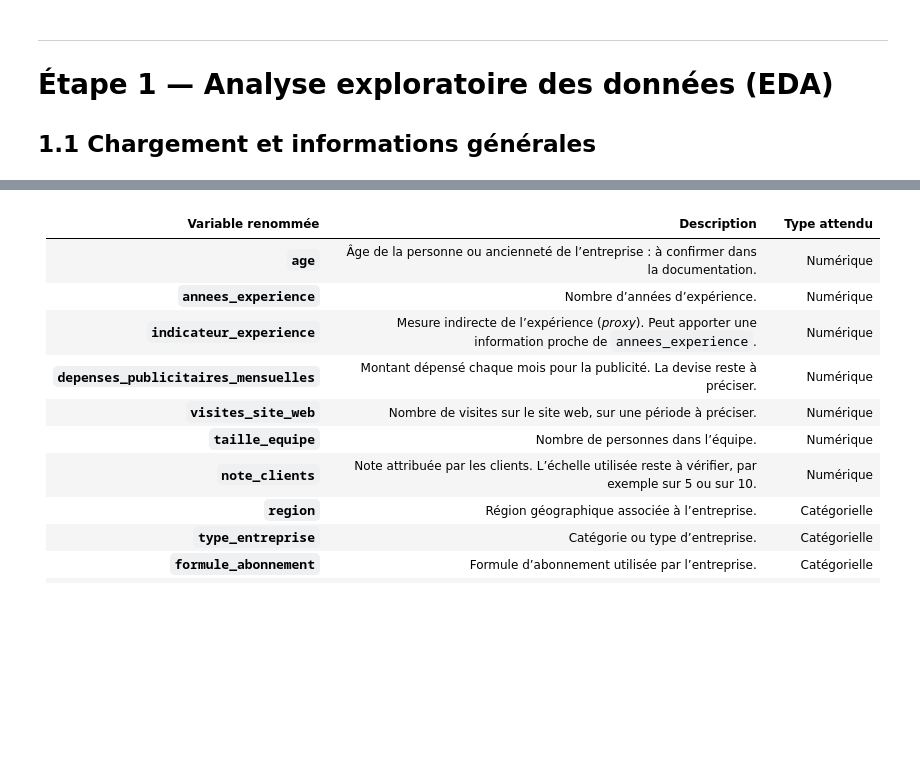
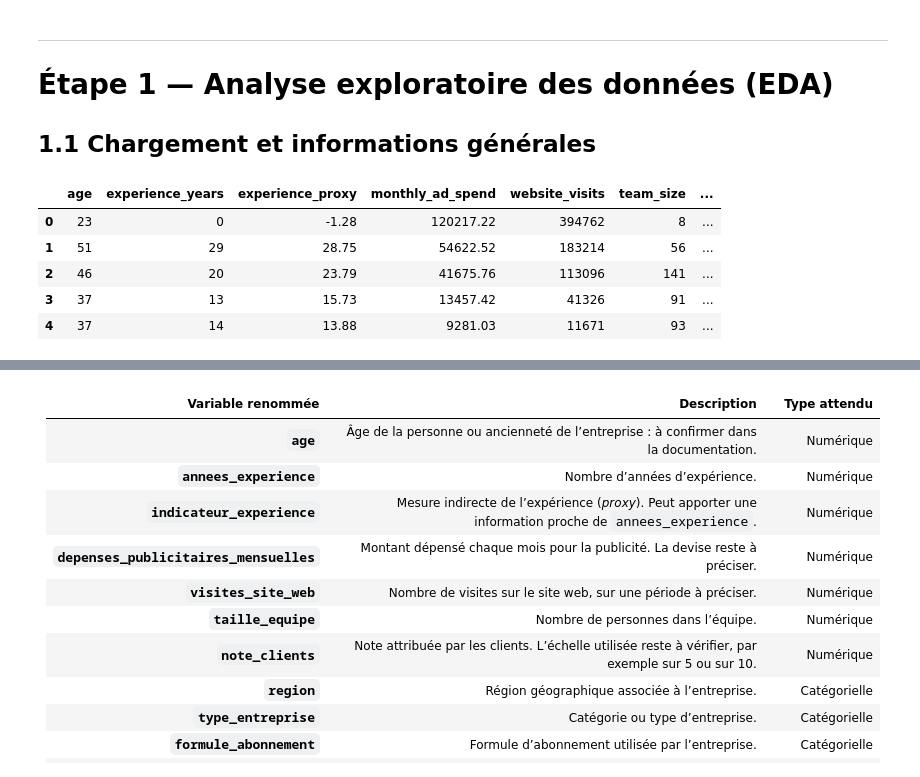
Before and after one commit to ahmadoumoukhtark-cpu/prediction-chiffre-affaires, a Jupyter notebook: Projet_Chiffre_Affaires_Documenter.ipynb, the cells around one changed output, grey strips where cells are left out. Cells and saved outputs as stored; diff of their text form; code cells hidden in the pictures; blank space fills up the shorter version.

```diff
--- a/Projet_Chiffre_Affaires_Documenter.ipynb
+++ b/Projet_Chiffre_Affaires_Documenter.ipynb
@@ -59,11 +59,15 @@ from sklearn.metrics import r2_score, mean_squared_error, mean_absolute_error
 
 ## 1.1 Chargement et informations générales
 # %%
-# Modifier ce chemin si dataset.csv se trouve dans un autre dossier.
-CHEMIN_CSV = Path("dataset.csv")
-if not CHEMIN_CSV.is_file():
-    raise FileNotFoundError("Placer dataset.csv près du notebook ou modifier CHEMIN_CSV.")
-df = pd.read_csv(CHEMIN_CSV)
+#importation des donnees
+df=pd.read_csv(r"c:\Users\Administrateur\Documents\Master en intelligence Artificielle\Semestre3\IA Applique a la finance\TP1\dataset.csv")
 df.head()
+# %% [output]
+|  | age | experience_years | experience_proxy | monthly_ad_spend | website_visits | team_size | ... |
+| 0 | 23 | 0 | -1.28 | 120217.22 | 394762 | 8 | ... |
+| 1 | 51 | 29 | 28.75 | 54622.52 | 183214 | 56 | ... |
+| 2 | 46 | 20 | 23.79 | 41675.76 | 113096 | 141 | ... |
+| 3 | 37 | 13 | 15.73 | 13457.42 | 41326 | 91 | ... |
+| 4 | 37 | 14 | 13.88 | 9281.03 | 11671 | 93 | ... |
 # %%
 df.info()
```
Also changed, not shown: parts of 34 cells of this notebook.
